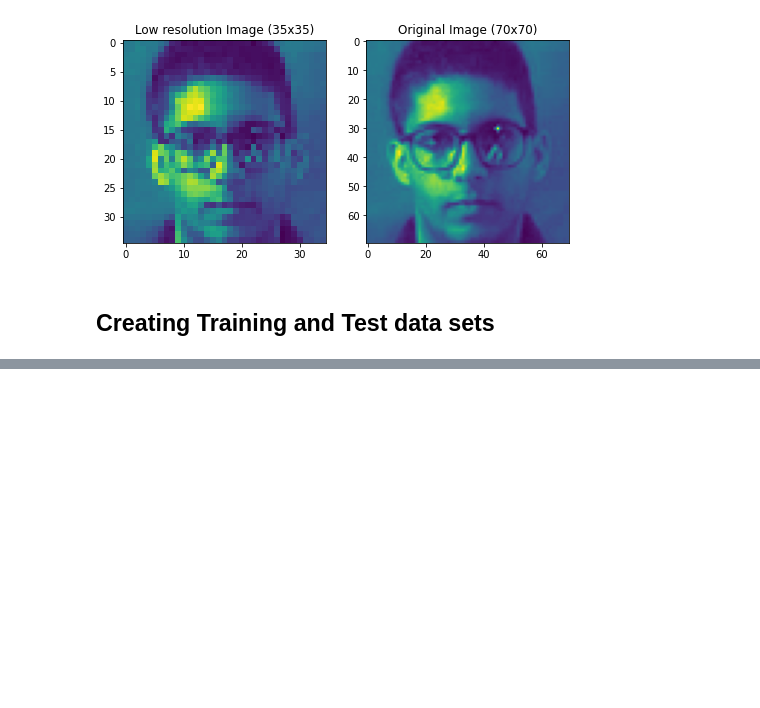
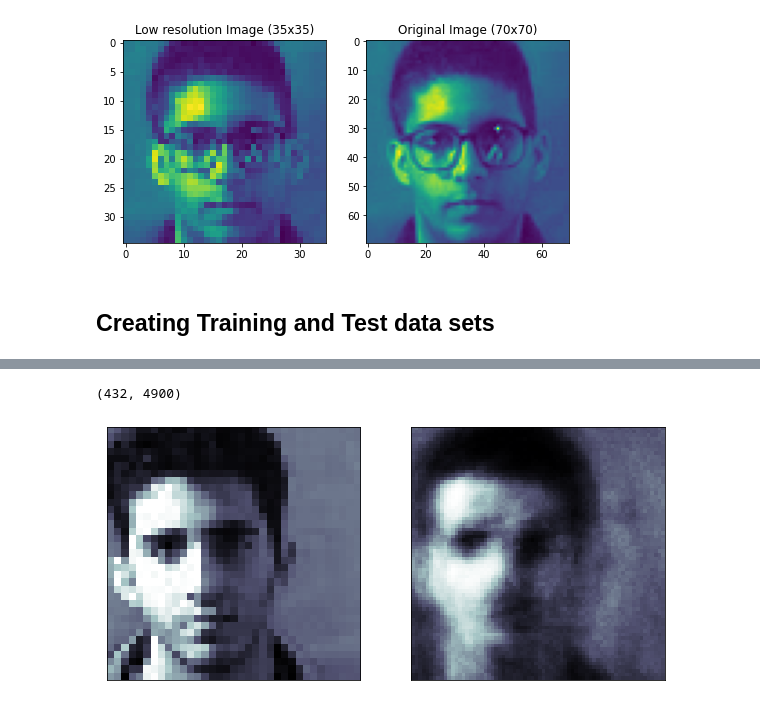
Before and after one commit to skumarudel/DSPS_SKumar, a Jupyter notebook: HW10/AutoEncoders_OnFaces.ipynb, the cells around one changed output, grey strips where cells are left out. Saved outputs shown, nothing was run; the diff lists cells and outputs as text; code cells hidden in the pictures; blank space fills up the shorter version.

```diff
--- a/HW10/AutoEncoders_OnFaces.ipynb
+++ b/HW10/AutoEncoders_OnFaces.ipynb
@@ -215,5 +219,22 @@ pl.legend();
 # %%
 output_image = model_face.predict(X_te)
+# %%
+output_image.shape
+# %% [output]
+(432, 4900)
+# %%
+n = 50
+fig = plt.figure(figsize=(10,5))
+ax = fig.add_subplot(121)
+ax.imshow(X_te[n].reshape(35,35) , cmap="bone")
+ax.get_xaxis().set_visible(False)
+ax.get_yaxis().set_visible(False)
+ax = fig.add_subplot(122)
+ax.imshow(output_image[n].reshape(70,70) , cmap="bone")
+ax.get_xaxis().set_visible(False)
+ax.get_yaxis().set_visible(False)
+# %% [output]
+[figure, added]
 # %%
 def compareinout(i, outim, testimg, initialshape=(int(np.sqrt(X_tr.shape[1])), int(np.sqrt(X_tr.shape[1])))):
   fig = plt.figure(figsize=(10,5))
```
Also changed, not shown: parts of 10 cells of this notebook.
